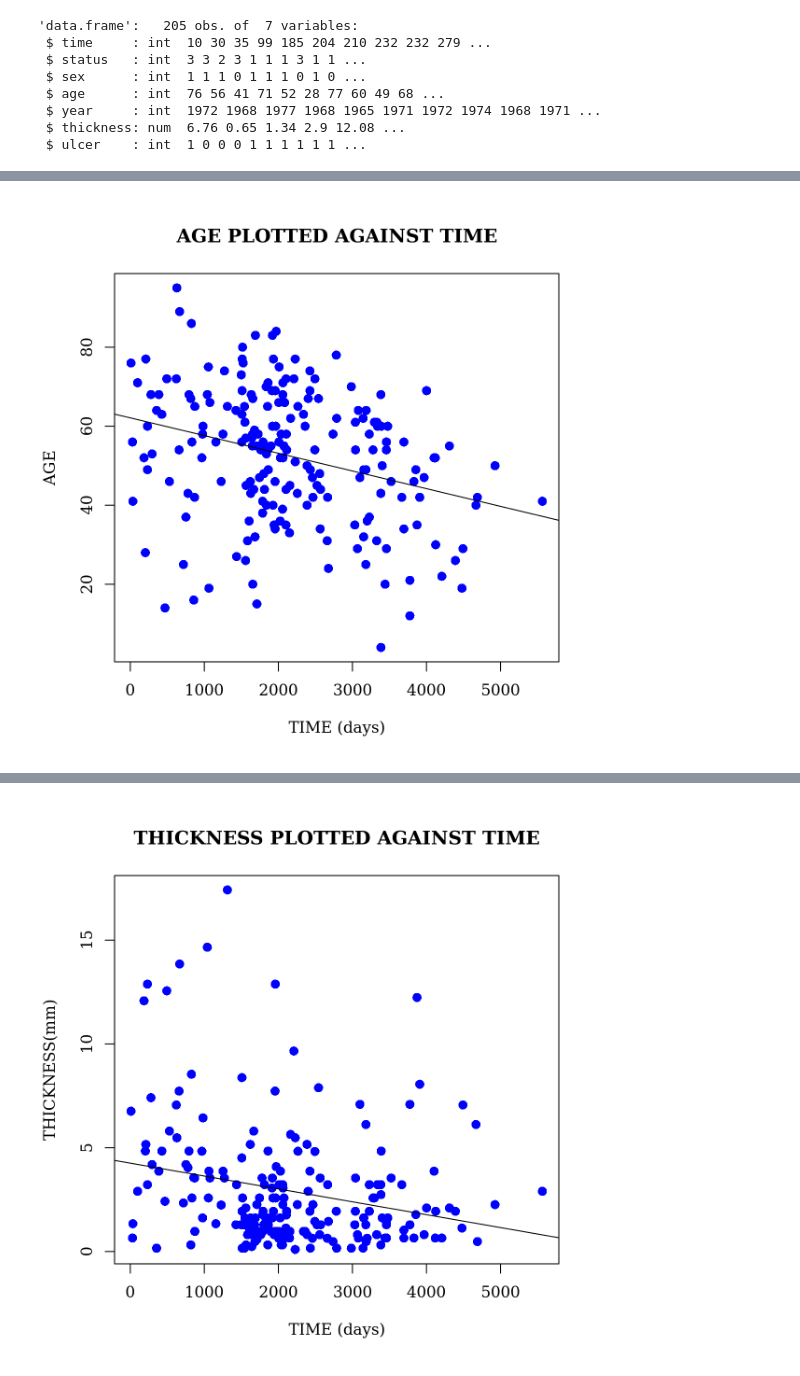
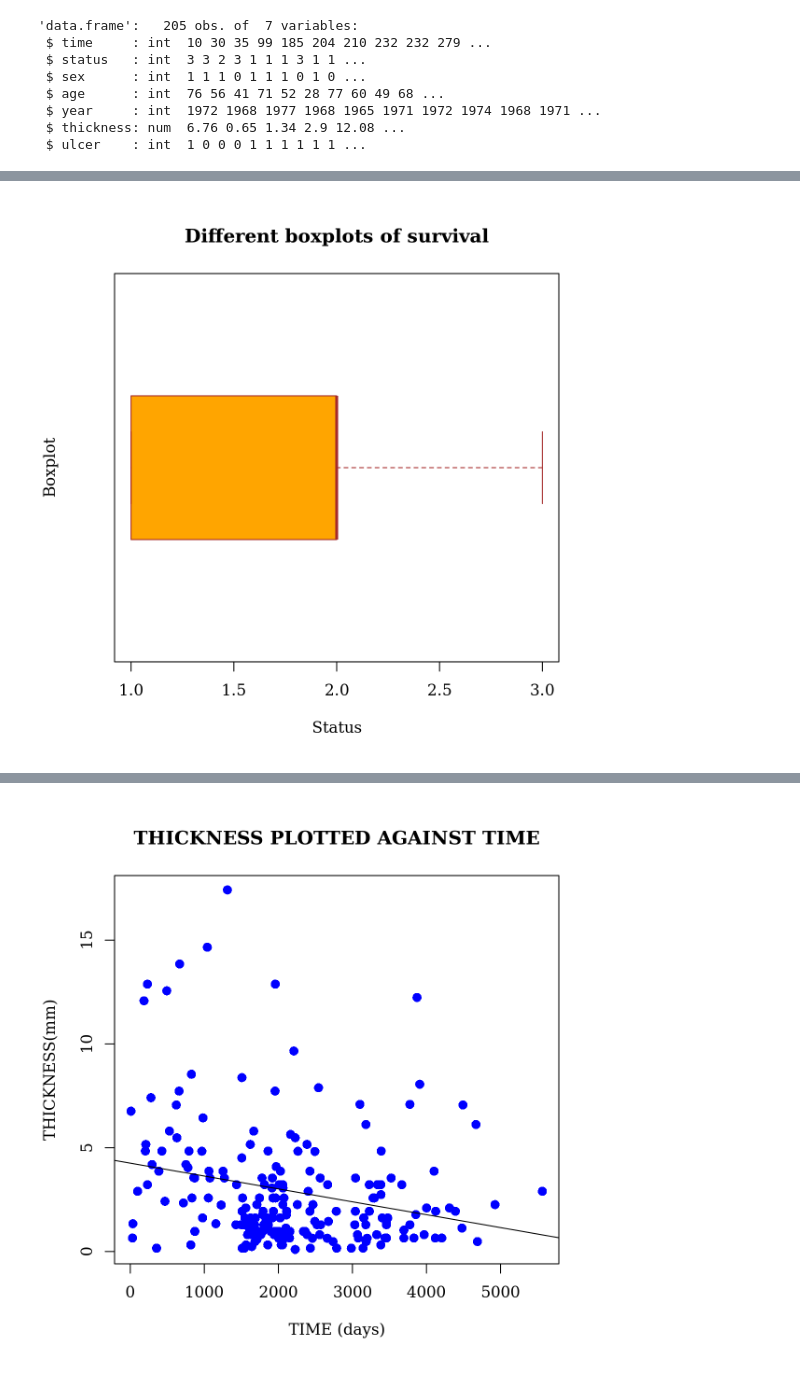
Before and after one commit to proflamyt/melo-dataset, a Jupyter notebook: olamide.ipynb, the cells around one changed output, grey strips where cells are left out. Cells and saved outputs as stored; diff of their text form; code cells hidden in the pictures.

```diff
--- a/olamide.ipynb
+++ b/olamide.ipynb
@@ -133,7 +95,14 @@ abline(lm(df$age ~ df$thickness ))
-# %%
-par(family="DejaVu Serif")
-
-plot(df$time,  df$age, pch = 16, cex = 1.3, col = "blue", main = "AGE PLOTTED AGAINST TIME", xlab = "TIME (days)", ylab = "AGE")
-abline(lm(df$age ~ df$time  ))
-# %% [output]
-[figure, removed]
+# %%
+par(family="DejaVu Serif")
+
+boxplot(df$status,
+        horizontal = TRUE,
+main="Different boxplots of survival",
+xlab="Status",
+ylab="Boxplot",
+col="orange",
+border="brown"
+)
+# most people are still living , skewed to the right
+# %% [output]
+[figure, added]
```
Also changed, not shown: parts of 27 cells of this notebook.
